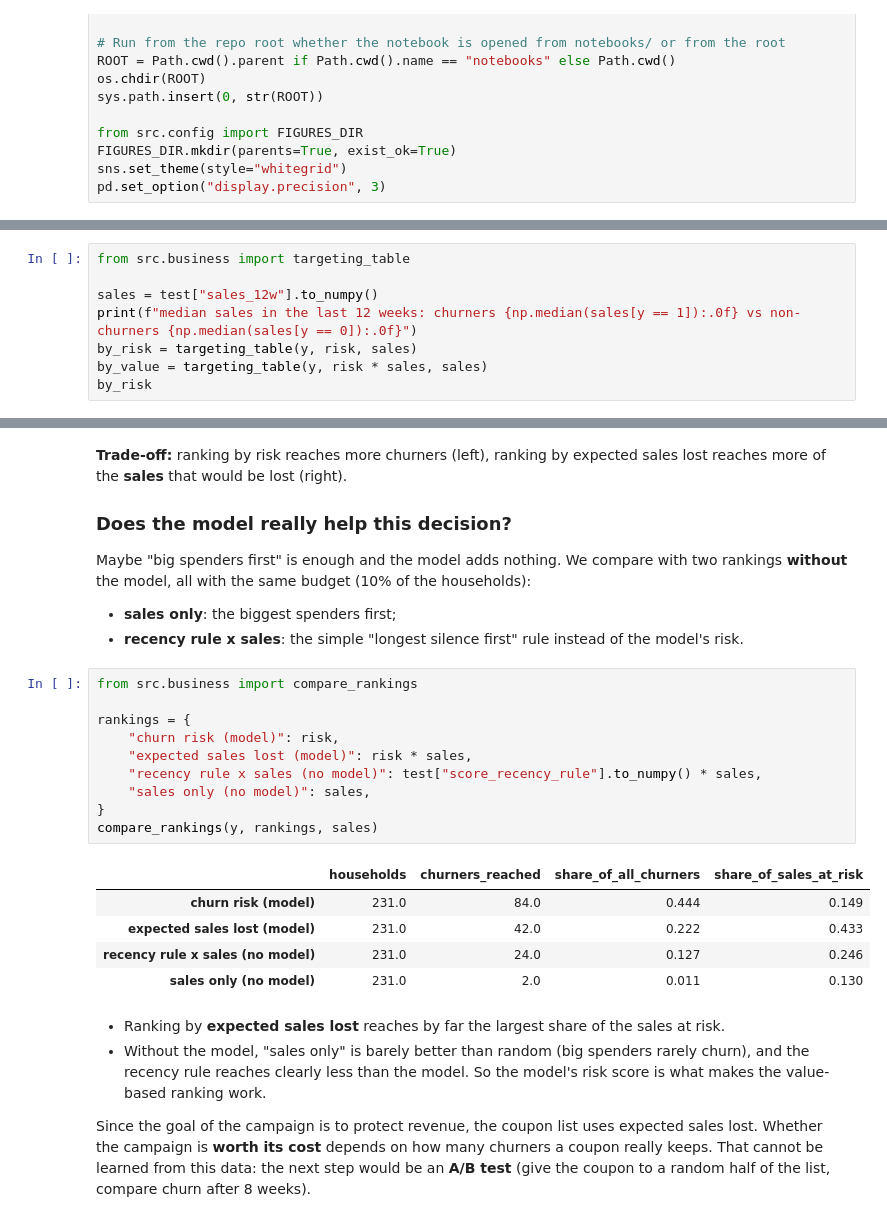
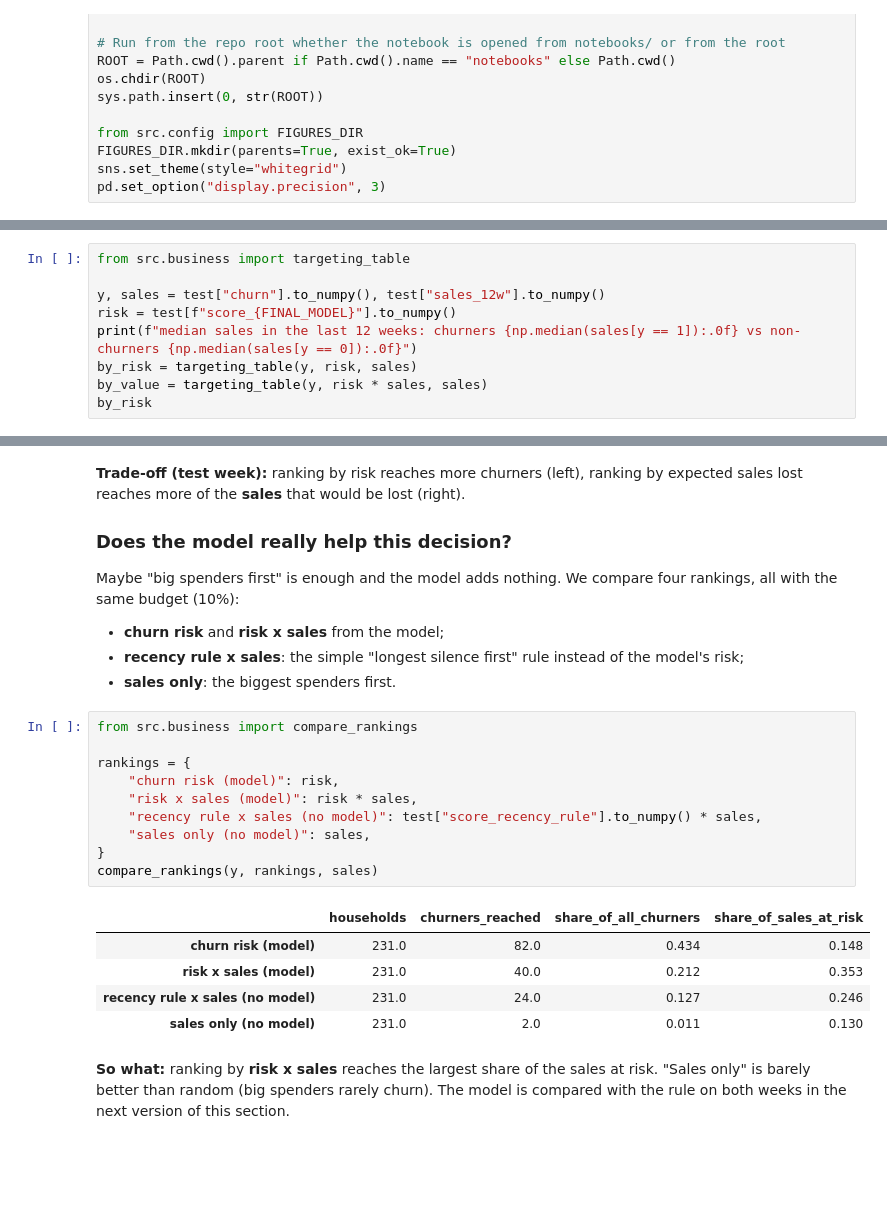
Before and after one commit to NamAnh-dev/Dunnhumby-retention-campaign, a Jupyter notebook: notebooks/03_explain_and_business.ipynb, the cells around one changed output, grey strips where cells are left out. Cells and saved outputs as stored; diff of their text form; blank space fills up the shorter version.

```diff
--- a/notebooks/03_explain_and_business.ipynb
+++ b/notebooks/03_explain_and_business.ipynb
@@ -109,7 +139,8 @@ We do **not** assume a coupon cost or how many churners a coupon keeps: only an
 # %%
 from src.business import targeting_table
 
-sales = test["sales_12w"].to_numpy()
+y, sales = test["churn"].to_numpy(), test["sales_12w"].to_numpy()
+risk = test[f"score_{FINAL_MODEL}"].to_numpy()
 print(f"median sales in the last 12 weeks: churners {np.median(sales[y == 1]):.0f} vs non-churners {np.median(sales[y == 0]):.0f}")
 by_risk = targeting_table(y, risk, sales)
 by_value = targeting_table(y, risk * sales, sales)
@@ -154,34 +185,30 @@ plt.show()
 # %% [markdown]
-**Trade-off:** ranking by risk reaches more churners (left), ranking by expected sales lost reaches more of the **sales** that would be lost (right).
+**Trade-off (test week):** ranking by risk reaches more churners (left), ranking by expected sales lost reaches more of the
+**sales** that would be lost (right).
 
 ### Does the model really help this decision?
 
-Maybe "big spenders first" is enough and the model adds nothing. We compare with two rankings **without** the model,
-all with the same budget (10% of the households):
-* **sales only**: the biggest spenders first;
-* **recency rule x sales**: the simple "longest silence first" rule instead of the model's risk.
+Maybe "big spenders first" is enough and the model adds nothing. We compare four rankings, all with the same budget (10%):
+* **churn risk** and **risk x sales** from the model;
+* **recency rule x sales**: the simple "longest silence first" rule instead of the model's risk;
+* **sales only**: the biggest spenders first.
 # %%
 from src.business import compare_rankings
 
 rankings = {
     "churn risk (model)": risk,
-    "expected sales lost (model)": risk * sales,
+    "risk x sales (model)": risk * sales,
     "recency rule x sales (no model)": test["score_recency_rule"].to_numpy() * sales,
     "sales only (no model)": sales,
 }
 compare_rankings(y, rankings, sales)
 # %% [output]
 |  | households | churners_reached | share_of_all_churners | share_of_sales_at_risk |
-| churn risk (model) | 231.0 | 84.0 | 0.444 | 0.149 |
-| expected sales lost (model) | 231.0 | 42.0 | 0.222 | 0.433 |
+| churn risk (model) | 231.0 | 82.0 | 0.434 | 0.148 |
+| risk x sales (model) | 231.0 | 40.0 | 0.212 | 0.353 |
 | recency rule x sales (no model) | 231.0 | 24.0 | 0.127 | 0.246 |
 | sales only (no model) | 231.0 | 2.0 | 0.011 | 0.130 |
-# %% [markdown]
-* Ranking by **expected sales lost** reaches by far the largest share of the sales at risk.
-* Without the model, "sales only" is barely better than random (big spenders rarely churn), and the recency rule reaches clearly
-  less than the model. So the model's risk score is what makes the value-based ranking work.
-
-Since the goal of the campaign is to protect revenue, the coupon list uses expected sales lost.
-Whether the campaign is **worth its cost** depends on how many churners a coupon really keeps. That cannot be learned from this data:
-the next step would be an **A/B test** (give the coupon to a random half of the list, compare churn after 8 weeks).
+# %% [markdown]
+**So what:** ranking by **risk x sales** reaches the largest share of the sales at risk. "Sales only" is barely better than
+random (big spenders rarely churn). The model is compared with the rule on both weeks in the next version of this section.
 # %% [markdown]
```
Also changed, not shown: parts of 20 cells of this notebook, 4 other files.
